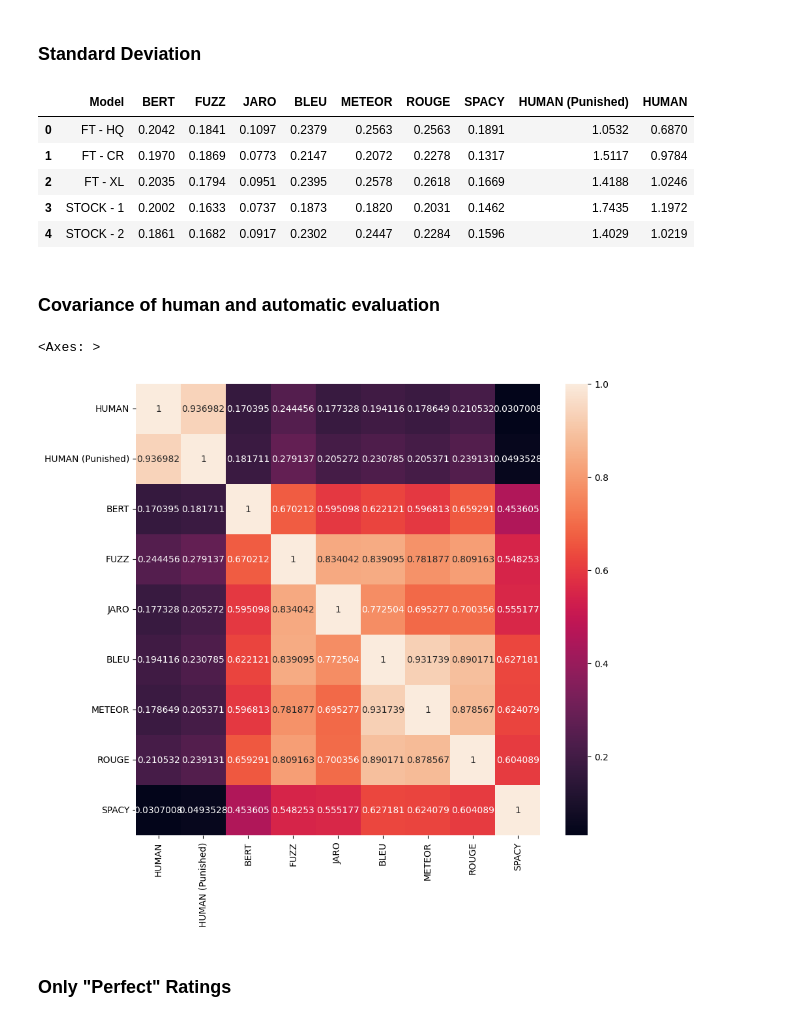
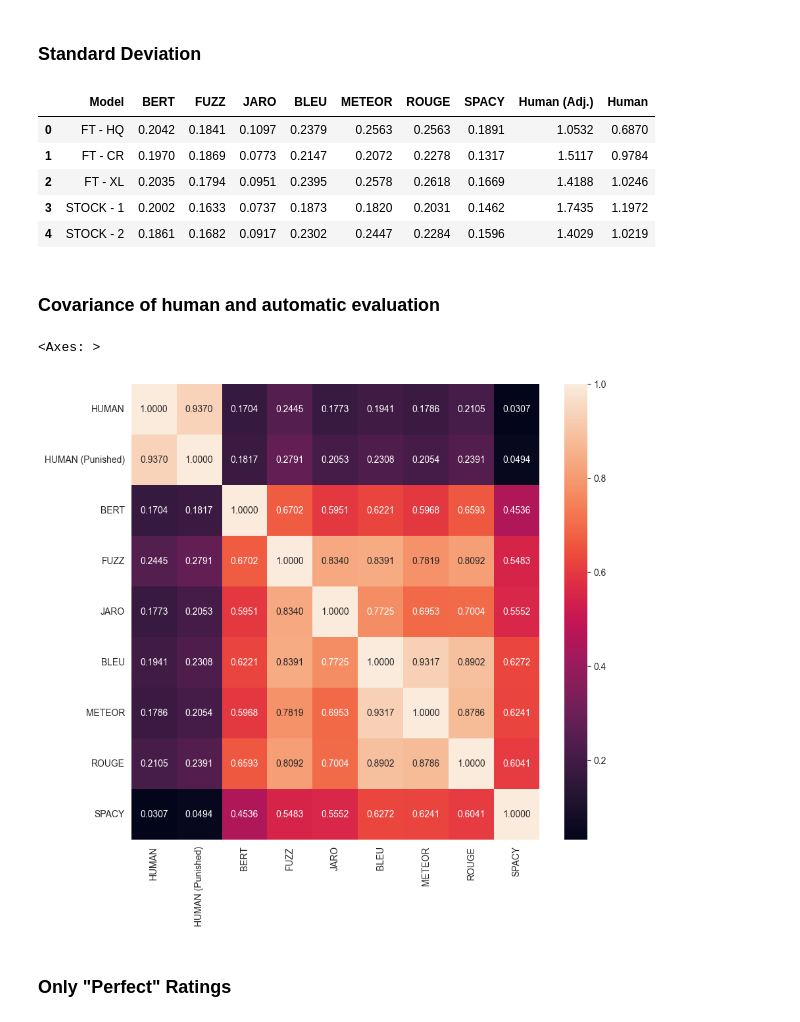
Before and after one commit to michalrzak/DialoKEY, a Jupyter notebook: Evaluation/post_processing.ipynb, the cells around one changed output. Saved outputs shown, nothing was run; the diff lists cells and outputs as text; code cells hidden in the pictures.

```diff
--- a/Evaluation/post_processing.ipynb
+++ b/Evaluation/post_processing.ipynb
@@ -1009,8 +1009,8 @@ dict = {'Model': [],
         'METEOR': [],
         'ROUGE': [],
         'SPACY': [],
-        'HUMAN (Punished)': [],
-        'HUMAN': []}
+        'Human (Adj.)': [],
+        'Human': []}
 
 for model in all_models:
     dict['Model'].append(model)
@@ -1021,8 +1021,8 @@ for model in all_models:
     dict['METEOR'].append(round(statistics.stdev(similarity_scores[model]['METEOR']), 4))
     dict['ROUGE'].append(round(statistics.stdev(similarity_scores[model]['ROUGE']), 4))
     dict['SPACY'].append(round(statistics.stdev(similarity_scores[model]['SPACY']), 4))
-    dict['HUMAN (Punished)'].append(round(statistics.stdev(similarity_scores[model]['HUMAN (Punished)']), 4))
-    dict['HUMAN'].append(round(statistics.stdev(similarity_scores[model]['HUMAN']), 4))
+    dict['Human (Adj.)'].append(round(statistics.stdev(similarity_scores[model]['HUMAN (Punished)']), 4))
+    dict['Human'].append(round(statistics.stdev(similarity_scores[model]['HUMAN']), 4))
 
 df = pd.DataFrame(dict)
 
@@ -1030,7 +1030,7 @@ df = pd.DataFrame(dict)
 display(df)
 #print(df.T.to_latex().replace("00", ""))
 # %% [output]
-|  | Model | BERT | FUZZ | JARO | BLEU | METEOR | ROUGE | SPACY | HUMAN (Punished) | HUMAN |
+|  | Model | BERT | FUZZ | JARO | BLEU | METEOR | ROUGE | SPACY | Human (Adj.) | Human |
 | 0 | FT - HQ | 0.2042 | 0.1841 | 0.1097 | 0.2379 | 0.2563 | 0.2563 | 0.1891 | 1.0532 | 0.6870 |
 | 1 | FT - CR | 0.1970 | 0.1869 | 0.0773 | 0.2147 | 0.2072 | 0.2278 | 0.1317 | 1.5117 | 0.9784 |
 | 2 | FT - XL | 0.2035 | 0.1794 | 0.0951 | 0.2395 | 0.2578 | 0.2618 | 0.1669 | 1.4188 | 1.0246 |
@@ -1048,13 +1048,13 @@ def correlation_from_covariance(covariance):
 # %%
 data = similarity_scores_all_models
 df = pd.DataFrame(data)
 cov_matrix = pd.DataFrame.cov(df.round(2))
 corr_matrix = correlation_from_covariance(cov_matrix)
 plt.figure(figsize=(10, 9))
-sn.heatmap(corr_matrix, annot=True, fmt='g')
+sn.heatmap(corr_matrix, annot=True, fmt='.4f')
 # %% [output]
 <Axes: >
-[figure, old version]
+[figure, new version]
 # %% [markdown]
 ### Only "Perfect" Ratings
 # %%
```
Also changed, not shown: parts of 3 cells of this notebook, 3 other files.
